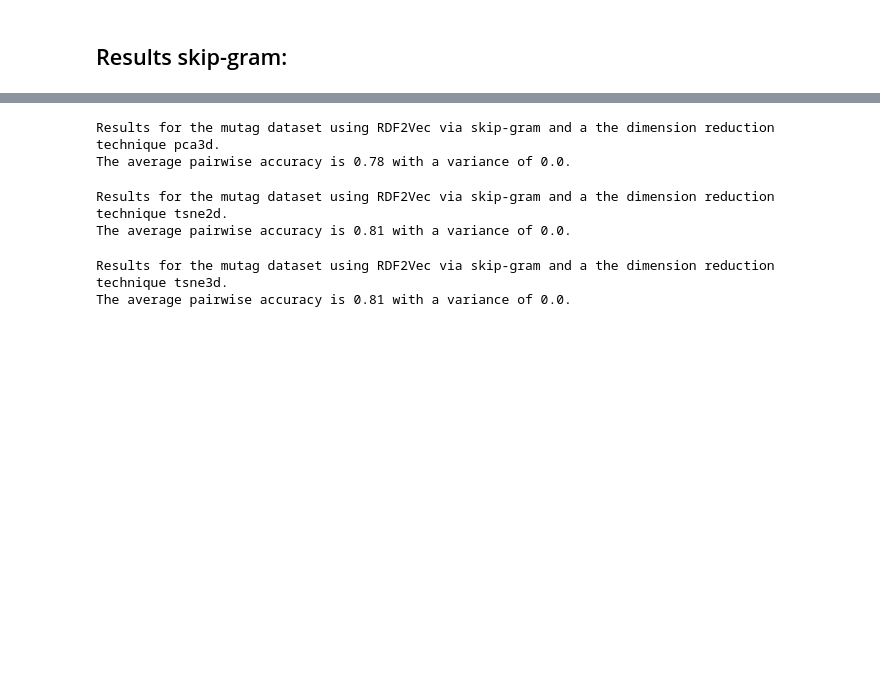
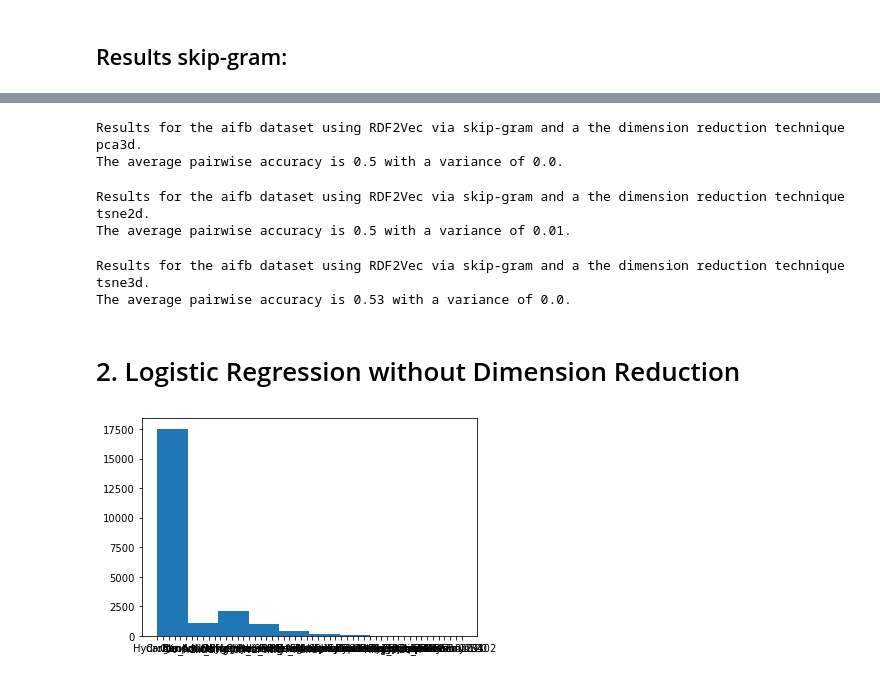
Before and after one commit to MikeLasz/robustness_rdf2vec, a Jupyter notebook: code/prediction_class.ipynb, the cells around one changed output, grey strips where cells are left out. Drawn from its saved outputs; the diff is of its cells as text; code cells hidden in the pictures; blank space fills up the shorter version.

```diff
--- a/code/prediction_class.ipynb
+++ b/code/prediction_class.ipynb
@@ -310,11 +181,0 @@ set(y_summarized)
-# %%
-fig, ax = plt.subplots()
-#color =
-for class_type in set(y_summarized):
-    index = np.where(y_summarized==class_type)
-    ax.scatter(X_cp_scaled[index, 0], X_cp_scaled[index,1], label=class_type,
-               alpha=0.3, edgecolors='none')
-#ax.legend()
-ax.set_ylim([-3, 3])
-ax.set_xlim([-3,3])
-plt.show()
@@ -418,15 +261,17 @@ The average pairwise accuracy is 0.78 with a variance of 0.0.
 # %%
-compare_pred("pca3d", "skip-gram")
+compare_pred(data, "pca3d", "skip-gram")
 # %% [output]
-Results for the mutag dataset using RDF2Vec via skip-gram and a the dimension reduction technique pca3d.
-The average pairwise accuracy is 0.78 with a variance of 0.0.
+Results for the aifb dataset using RDF2Vec via skip-gram and a the dimension reduction technique pca3d.
+The average pairwise accuracy is 0.5 with a variance of 0.0.
 # %%
-compare_pred("tsne2d", "skip-gram")
+compare_pred(data, "tsne2d", "skip-gram")
 # %% [output]
-Results for the mutag dataset using RDF2Vec via skip-gram and a the dimension reduction technique tsne2d.
-The average pairwise accuracy is 0.81 with a variance of 0.0.
+Results for the aifb dataset using RDF2Vec via skip-gram and a the dimension reduction technique tsne2d.
+The average pairwise accuracy is 0.5 with a variance of 0.01.
 # %%
-compare_pred("tsne3d", "skip-gram")
+compare_pred(data, "tsne3d", "skip-gram")
 # %% [output]
-Results for the mutag dataset using RDF2Vec via skip-gram and a the dimension reduction technique tsne3d.
-The average pairwise accuracy is 0.81 with a variance of 0.0.
+Results for the aifb dataset using RDF2Vec via skip-gram and a the dimension reduction technique tsne3d.
+The average pairwise accuracy is 0.53 with a variance of 0.0.
+# %% [markdown]
+# 2. Logistic Regression without Dimension Reduction
@@ -432,0 +288,13 @@ The average pairwise accuracy is 0.81 with a variance of 0.0.
+# %%
+classes = []
+for class_type in classes_filt:
+        #class_type = class_type.lstrip("http://swrc.ontoware.org/ontology#")
+        #class_type = class_type.lstrip("3.org/2002/07/owl#")
+    class_type = class_type.lstrip("http://dl-learner.org/carcinogenesis#")
+    class_type = class_type.lstrip("www.w3.org/2002/07/owl#")
+    classes.append(class_type)
+y = summarize_y(np.array(classes))
+ax = plt.hist(y)
+plt.show()
+# %% [output]
+[figure, added]
```
Also changed, not shown: parts of 41 cells of this notebook, 6 other files.
